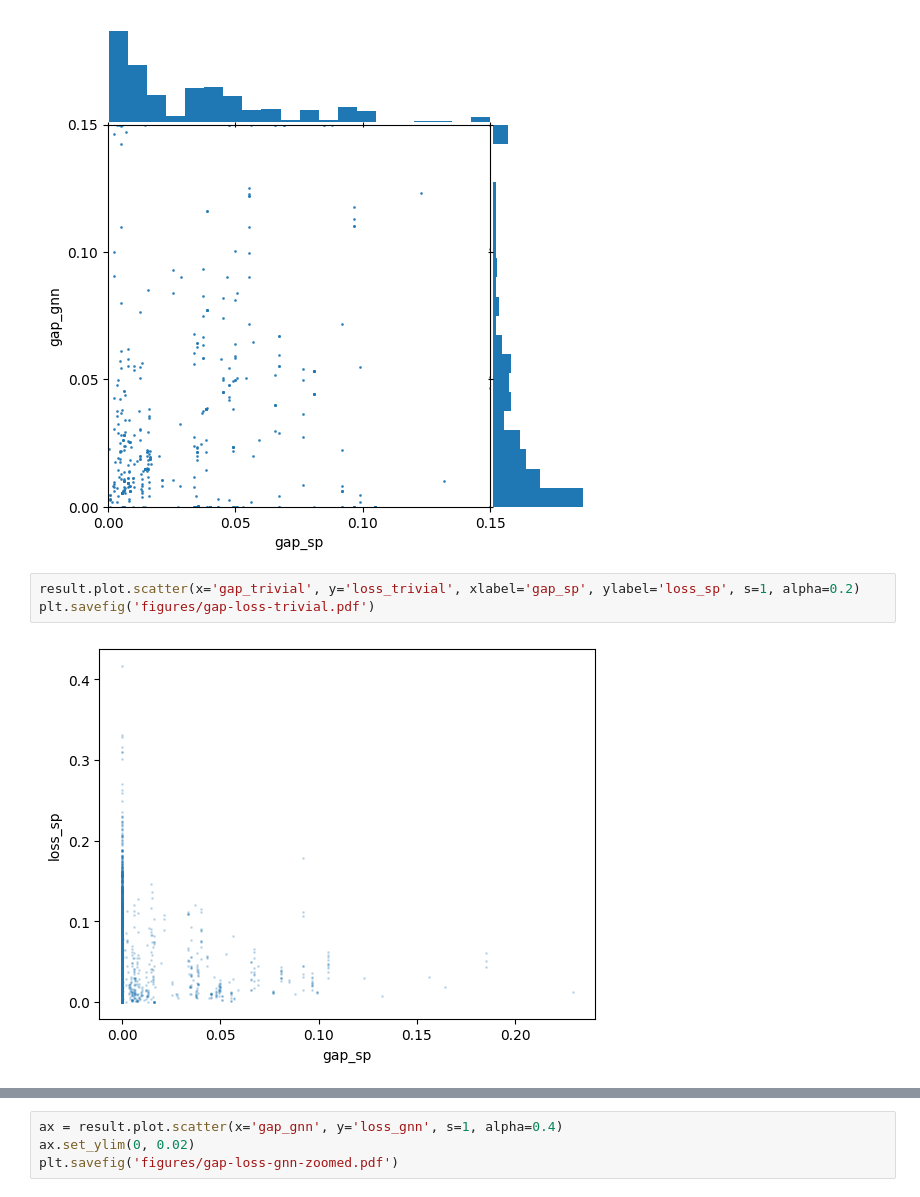
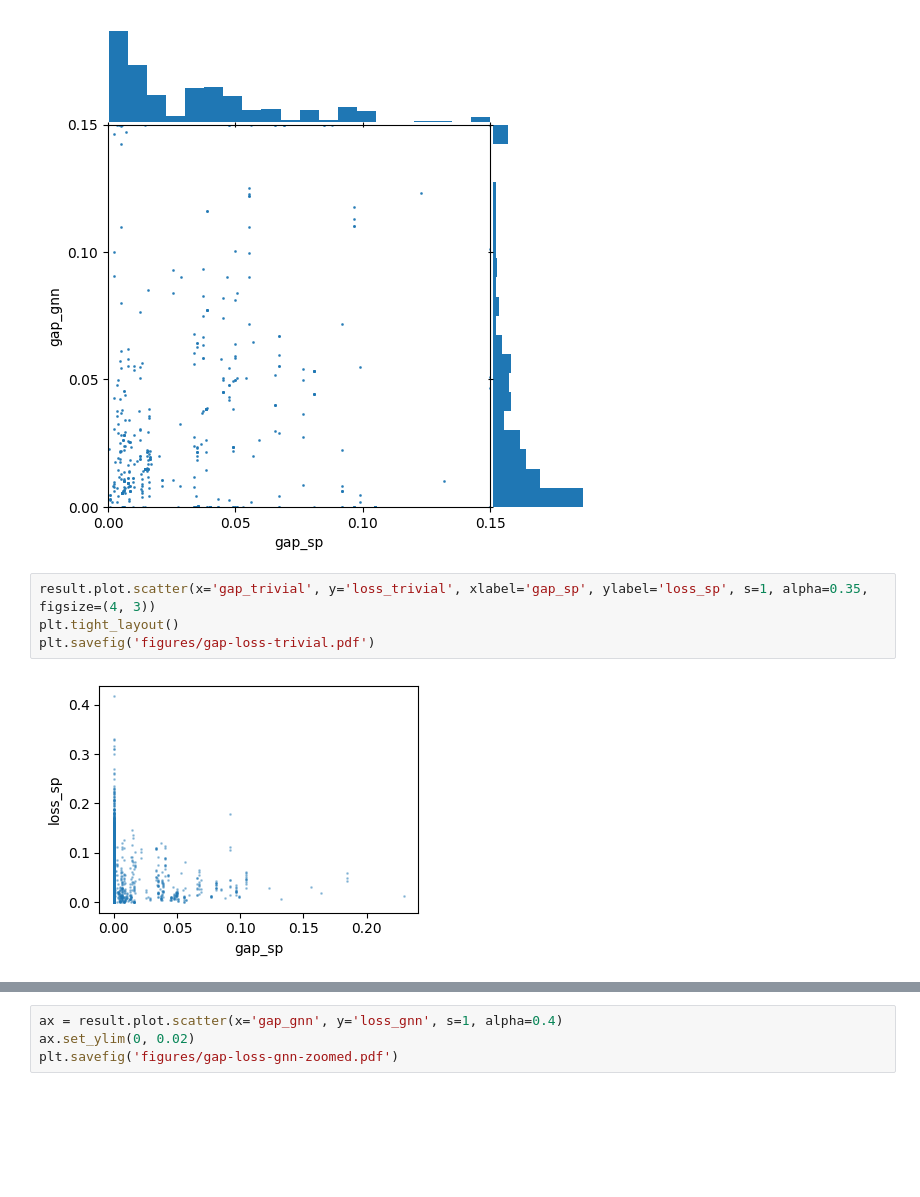
Before and after one commit to leevironty/thesis, a Jupyter notebook: latex/eval-plots.ipynb, the cells around one changed output, grey strips where cells are left out. Drawn from its saved outputs; the diff is of its cells as text; blank space fills up the shorter version.

```diff
--- a/latex/eval-plots.ipynb
+++ b/latex/eval-plots.ipynb
@@ -144,8 +144,9 @@ fig.savefig('figures/gap-gap-excl-trivials.pdf')
 # %% [output]
 [figure]
 # %%
-result.plot.scatter(x='gap_trivial', y='loss_trivial', xlabel='gap_sp', ylabel='loss_sp', s=1, alpha=0.2)
+result.plot.scatter(x='gap_trivial', y='loss_trivial', xlabel='gap_sp', ylabel='loss_sp', s=1, alpha=0.35, figsize=(4, 3))
+plt.tight_layout()
 plt.savefig('figures/gap-loss-trivial.pdf')
 # %% [output]
-[figure, old version]
+[figure, new version]
 # %%
```
Also changed, not shown: parts of 1 cell of this notebook, 3 other files.
